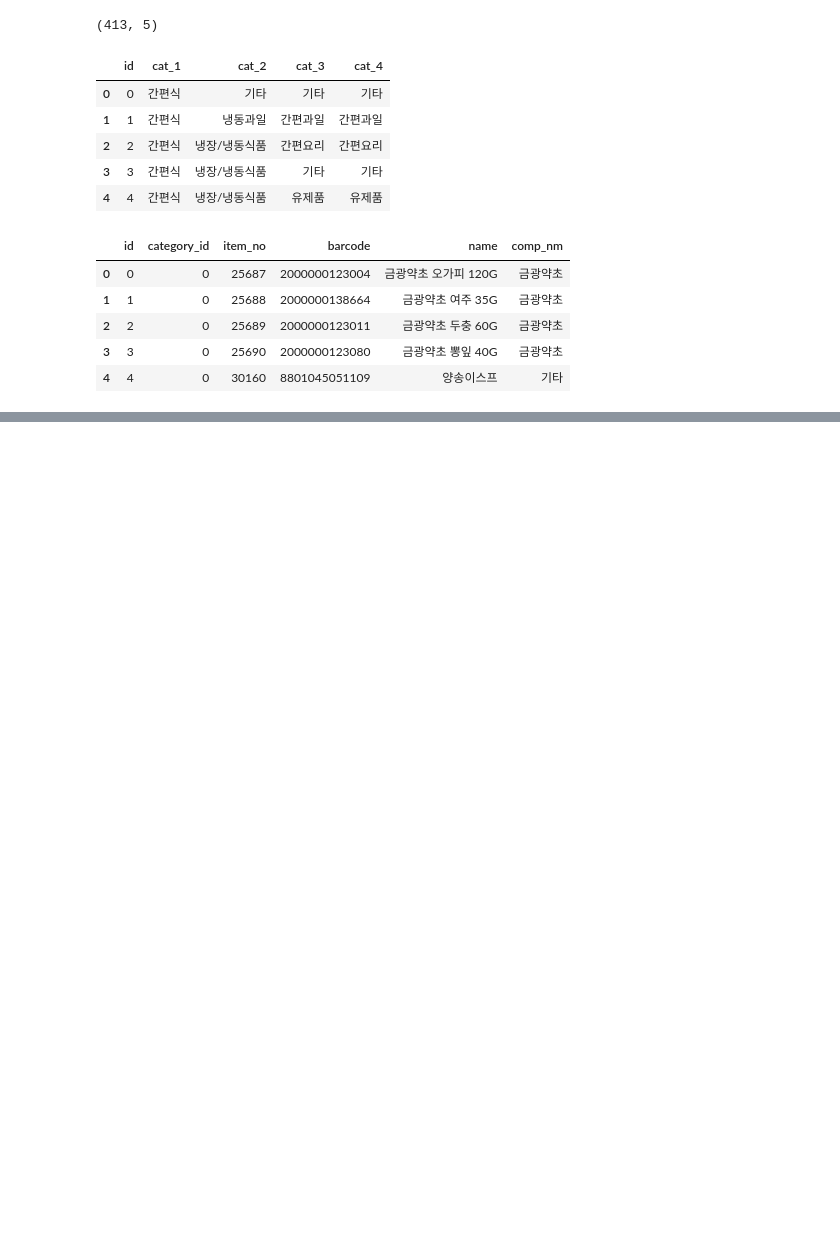
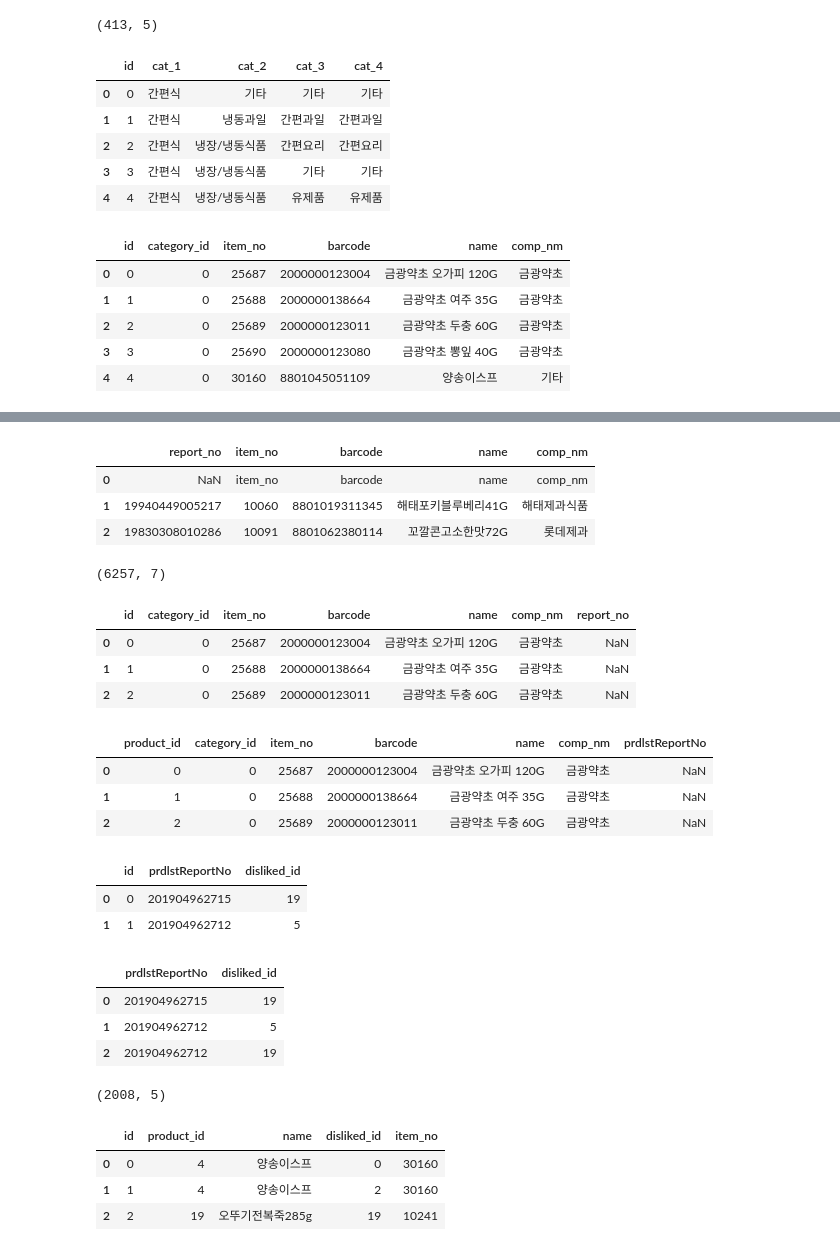
Before and after one commit to songahh/KOFOOS, a Jupyter notebook: data/product/product.ipynb, the cells around one changed output, grey strips where cells are left out. Drawn from its saved outputs; the diff is of its cells as text; code cells hidden in the pictures; blank space fills up the shorter version.

Commit message:
feat: [feature/data-data] 제품 - 알러지재료 연결 데이터 완성

```diff
--- a/data/product/product.ipynb
+++ b/data/product/product.ipynb
@@ -182,0 +189,9 @@ result_df.to_csv(os.path.join(DATA_SAVE_PATH, "products.csv"), encoding="utf-8",
+# %%
+import pandas as pd
+import xml.etree.ElementTree as ET
+from pathlib import Path
+import os
+from tqdm import tqdm
+
+pd.set_option('display.max_colwidth', None)
+pd.set_option('display.max_row', None)
@@ -182,0 +206,32 @@ result_df.to_csv(os.path.join(DATA_SAVE_PATH, "products.csv"), encoding="utf-8",
+# %%
+DATA_PATH = "../csv_files"
+product_df = pd.read_csv(os.path.join(DATA_PATH, "products.csv"), encoding="utf-8")
+rayeon_df = pd.read_csv(os.path.join(DATA_PATH, "output.csv"), dtype={'report_no': str}, encoding="utf-8")
+rayeon_df.head(3)
+# %% [output]
+|  | report_no | item_no | barcode | name | comp_nm |
+| 0 | NaN | item_no | barcode | name | comp_nm |
+| 1 | 19940449005217 | 10060 | 8801019311345 | 해태포키블루베리41G | 해태제과식품 |
+| 2 | 19830308010286 | 10091 | 8801062380114 | 꼬깔콘고소한맛72G | 롯데제과 |
+# %%
+product_merged_df = pd.merge(product_df, rayeon_df, on=["item_no"], how = "inner")
+product_merged_df = product_merged_df.drop(columns=["barcode_y", "name_y", "comp_nm_y"])
+product_merged_df = product_merged_df.rename(columns={"barcode_x":"barcode", "name_x":"name", "comp_nm_x":"comp_nm"})
+# %%
+print(product_merged_df.shape)
+product_merged_df.head(3)
+# %% [output]
+(6257, 7)
+|  | id | category_id | item_no | barcode | name | comp_nm | report_no |
+| 0 | 0 | 0 | 25687 | 2000000123004 | 금광약초 오가피 120G | 금광약초 | NaN |
+| 1 | 1 | 0 | 25688 | 2000000138664 | 금광약초 여주 35G | 금광약초 | NaN |
+| 2 | 2 | 0 | 25689 | 2000000123011 | 금광약초 두충 60G | 금광약초 | NaN |
+# %%
+#product_merged_df = product_merged_df.drop(columns=["category_id", "item_no", "comp_nm"])
+product_merged_df = product_merged_df.rename(columns = {"report_no":"prdlstReportNo", "id":"product_id"})
+product_merged_df.head(3)
+# %% [output]
+|  | product_id | category_id | item_no | barcode | name | comp_nm | prdlstReportNo |
+| 0 | 0 | 0 | 25687 | 2000000123004 | 금광약초 오가피 120G | 금광약초 | NaN |
+| 1 | 1 | 0 | 25688 | 2000000138664 | 금광약초 여주 35G | 금광약초 | NaN |
+| 2 | 2 | 0 | 25689 | 2000000123011 | 금광약초 두충 60G | 금광약초 | NaN |
@@ -182,0 +240,29 @@ result_df.to_csv(os.path.join(DATA_SAVE_PATH, "products.csv"), encoding="utf-8",
+# %%
+product_to_disliked_df.head(2)
+# %% [output]
+|  | id | prdlstReportNo | disliked_id |
+| 0 | 0 | 201904962715 | 19 |
+| 1 | 1 | 201904962712 | 5 |
+# %%
+tmp = product_to_disliked_df[["prdlstReportNo", "disliked_id"]]
+tmp = tmp.drop_duplicates(keep='first')
+tmp.head(3)
+# %% [output]
+|  | prdlstReportNo | disliked_id |
+| 0 | 201904962715 | 19 |
+| 1 | 201904962712 | 5 |
+| 2 | 201904962712 | 19 |
+# %%
+product_to_disliked_new_df = pd.merge(product_merged_df, tmp, on="prdlstReportNo", how="inner")
+product_to_disliked_new_df = product_to_disliked_new_df[["product_id", "name", "disliked_id", "item_no"]]
+product_to_disliked_new_df = product_to_disliked_new_df.reset_index().reset_index(drop=True).rename(columns={"index":"id"})
+print(product_to_disliked_new_df.shape)
+# %% [output]
+(2008, 5)
+# %%
+product_to_disliked_new_df.head(3)
+# %% [output]
+|  | id | product_id | name | disliked_id | item_no |
+| 0 | 0 | 4 | 양송이스프 | 0 | 30160 |
+| 1 | 1 | 4 | 양송이스프 | 2 | 30160 |
+| 2 | 2 | 19 | 오뚜기전복죽285g | 19 | 10241 |
```
Also changed, not shown: parts of 5 cells of this notebook, 2 other files.
